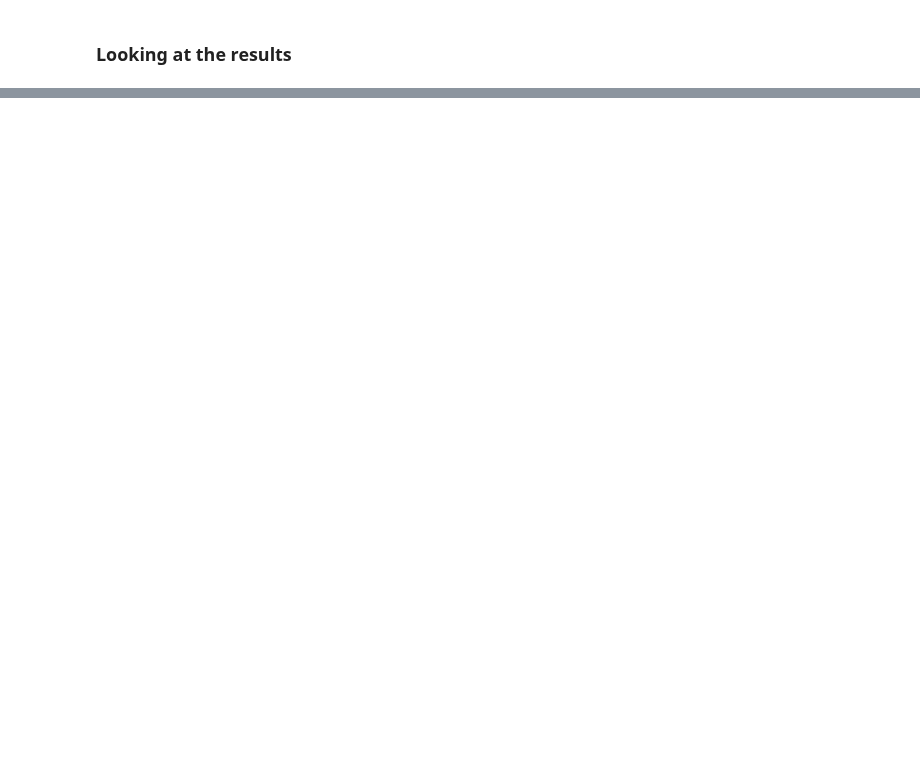
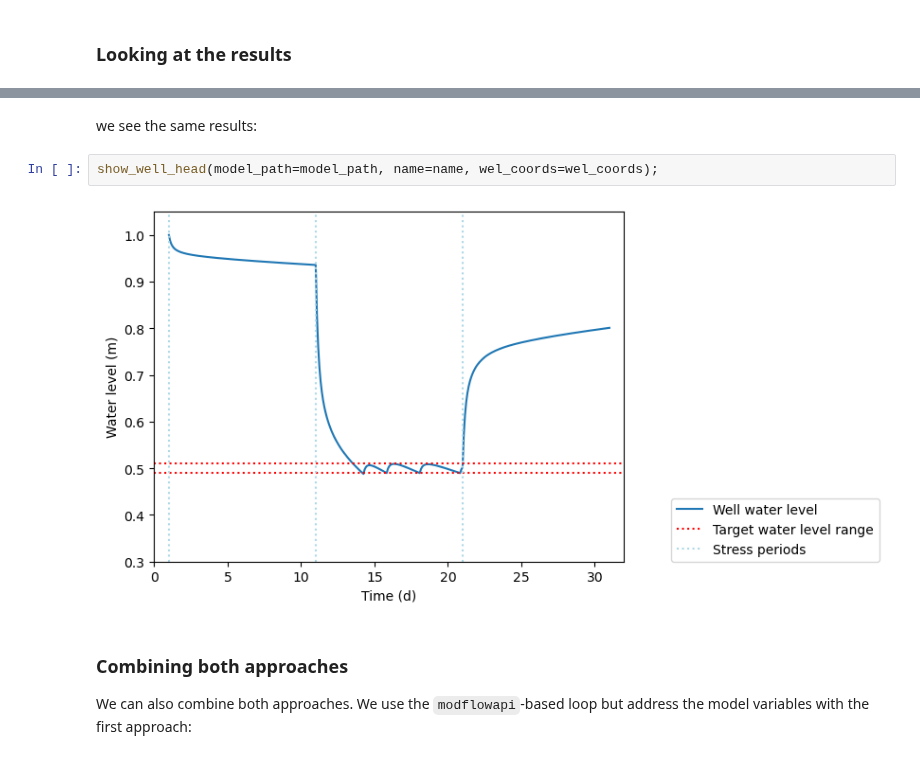
Before and after one commit to hydrocomputing/pymf6, a Jupyter notebook: doc/examples/head_controlled_well/Head_Controlled_Well.ipynb, the cells around one changed output, grey strips where cells are left out. Cells and saved outputs as stored; diff of their text form; blank space fills up the shorter version.

Commit message:
Add example for `modflowapi`

```diff
--- a/doc/examples/head_controlled_well/Head_Controlled_Well.ipynb
+++ b/doc/examples/head_controlled_well/Head_Controlled_Well.ipynb
@@ -391,0 +450,12 @@ These can be reduced by adding more time steps in the TDIS package.
+# %% [markdown]
+we see the same results:
+# %%
+show_well_head(model_path=model_path, name=name, wel_coords=wel_coords);
+# %% [output]
+[figure, added]
+# %% [markdown]
+### Combining both approaches
+
+We can also combine both approaches.
+We use the `modflowapi`-based loop but address the model variables with
+the first approach:
```
Also changed, not shown: parts of 19 cells of this notebook, 3 other files.
